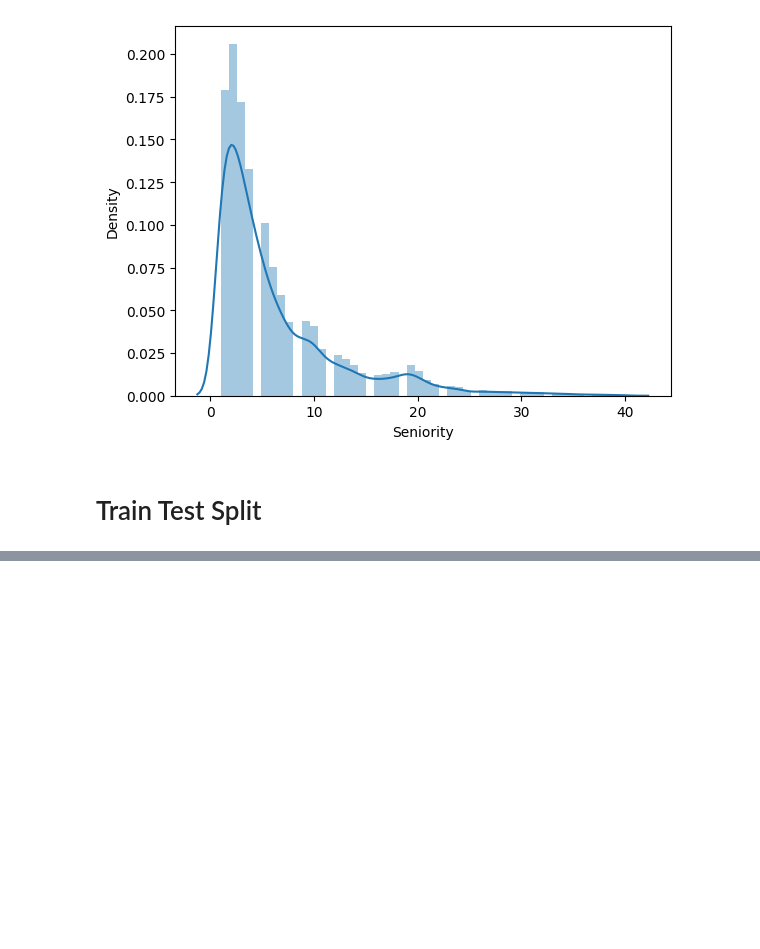
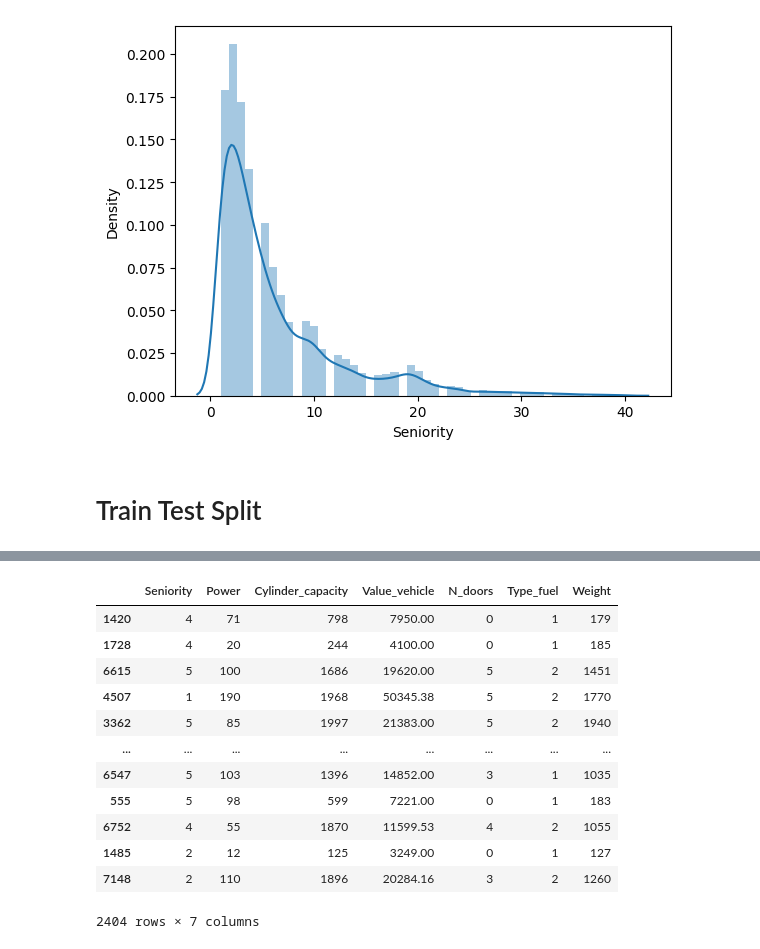
Before and after one commit to ZOHSGroupe/ML-system-recommendation, a Jupyter notebook: sepervised-insurnace.ipynb, the cells around one changed output, grey strips where cells are left out. Cells and saved outputs as stored; diff of their text form; code cells hidden in the pictures; blank space fills up the shorter version.

```diff
--- a/sepervised-insurnace.ipynb
+++ b/sepervised-insurnace.ipynb
@@ -224,0 +264,16 @@ https://gist.github.com/mwaskom/de44147ed2974457ad6372750bbe5751
+# %%
+X_test
+# %% [output]
+|  | Seniority | Power | Cylinder_capacity | Value_vehicle | N_doors | Type_fuel | Weight |
+| 1420 | 4 | 71 | 798 | 7950.00 | 0 | 1 | 179 |
+| 1728 | 4 | 20 | 244 | 4100.00 | 0 | 1 | 185 |
+| 6615 | 5 | 100 | 1686 | 19620.00 | 5 | 2 | 1451 |
+| 4507 | 1 | 190 | 1968 | 50345.38 | 5 | 2 | 1770 |
+| 3362 | 5 | 85 | 1997 | 21383.00 | 5 | 2 | 1940 |
+| ... | ... | ... | ... | ... | ... | ... | ... |
+| 6547 | 5 | 103 | 1396 | 14852.00 | 3 | 1 | 1035 |
+| 555 | 5 | 98 | 599 | 7221.00 | 0 | 1 | 183 |
+| 6752 | 4 | 55 | 1870 | 11599.53 | 4 | 2 | 1055 |
+| 1485 | 2 | 12 | 125 | 3249.00 | 0 | 1 | 127 |
+| 7148 | 2 | 110 | 1896 | 20284.16 | 3 | 2 | 1260 |
+2404 rows × 7 columns
```
Also changed, not shown: parts of 14 cells of this notebook.
